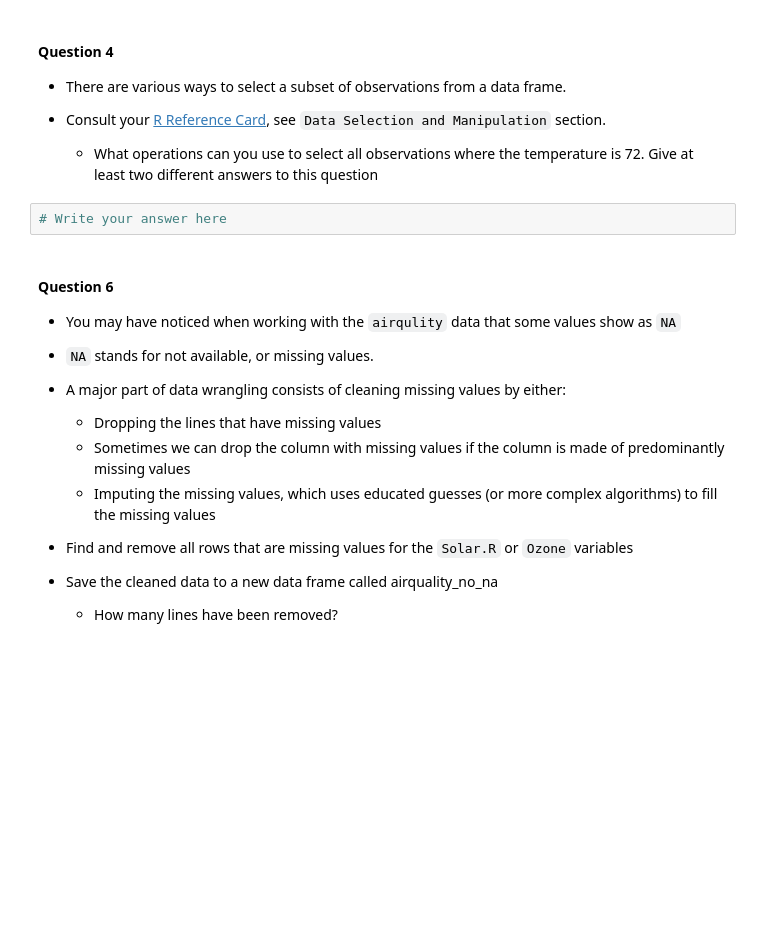
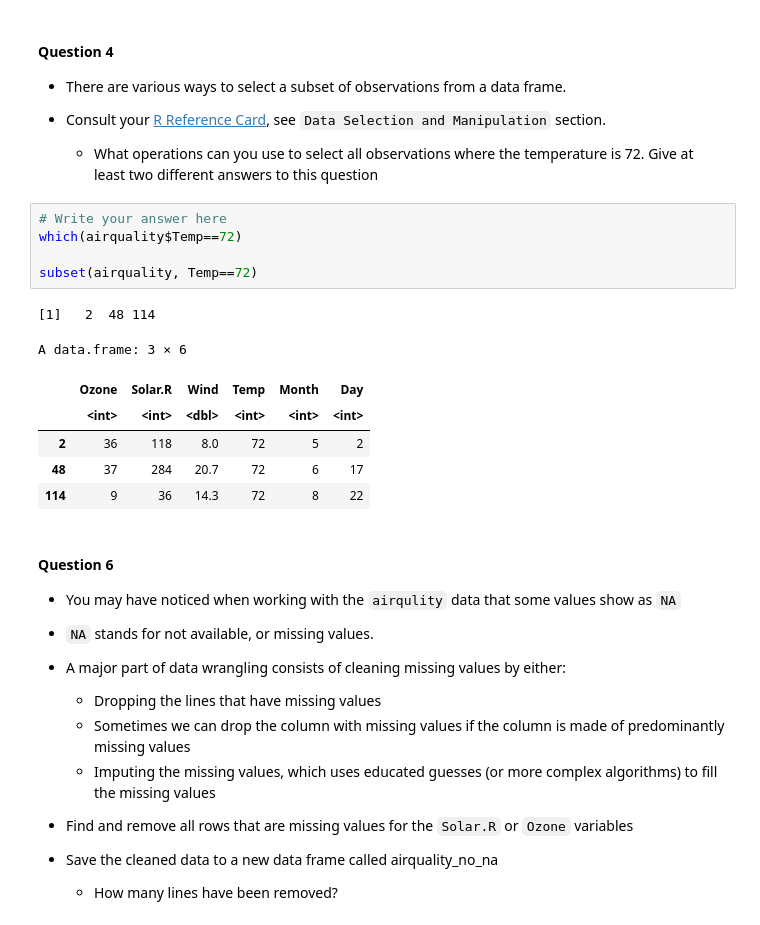
Before and after one commit to davism808/OCN682, a Jupyter notebook: 2_data_structures_intro/data_structures_in_r.ipynb, the cells around one changed output. Drawn from its saved outputs; the diff is of its cells as text; blank space fills up the shorter version.

```diff
--- a/2_data_structures_intro/data_structures_in_r.ipynb
+++ b/2_data_structures_intro/data_structures_in_r.ipynb
@@ -72,6 +95,17 @@ A matrix: 3 × 2 of type int
   * What operations can you use to select all observations where the temperature is 72. Give at least two different answers to this question
 # %%
 # Write your answer here
+which(airquality$Temp==72)
+
+subset(airquality, Temp==72)
+# %% [output]
+[1]   2  48 114
+A data.frame: 3 × 6
+|  | Ozone | Solar.R | Wind | Temp | Month | Day |
+|  | <int> | <int> | <dbl> | <int> | <int> | <int> |
+| 2 | 36 | 118 | 8.0 | 72 | 5 | 2 |
+| 48 | 37 | 284 | 20.7 | 72 | 6 | 17 |
+| 114 | 9 | 36 | 14.3 | 72 | 8 | 22 |
 # %% [markdown]
 #### Question 6
 
```
Also changed, not shown: parts of 9 cells of this notebook, 1 other file.
